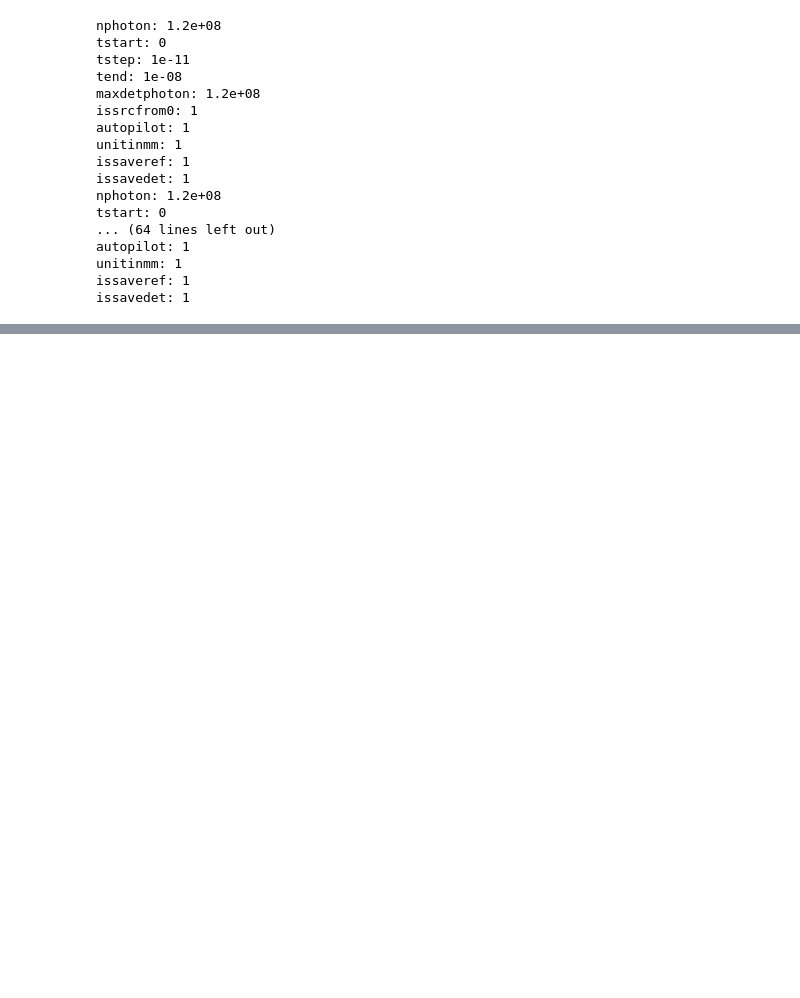
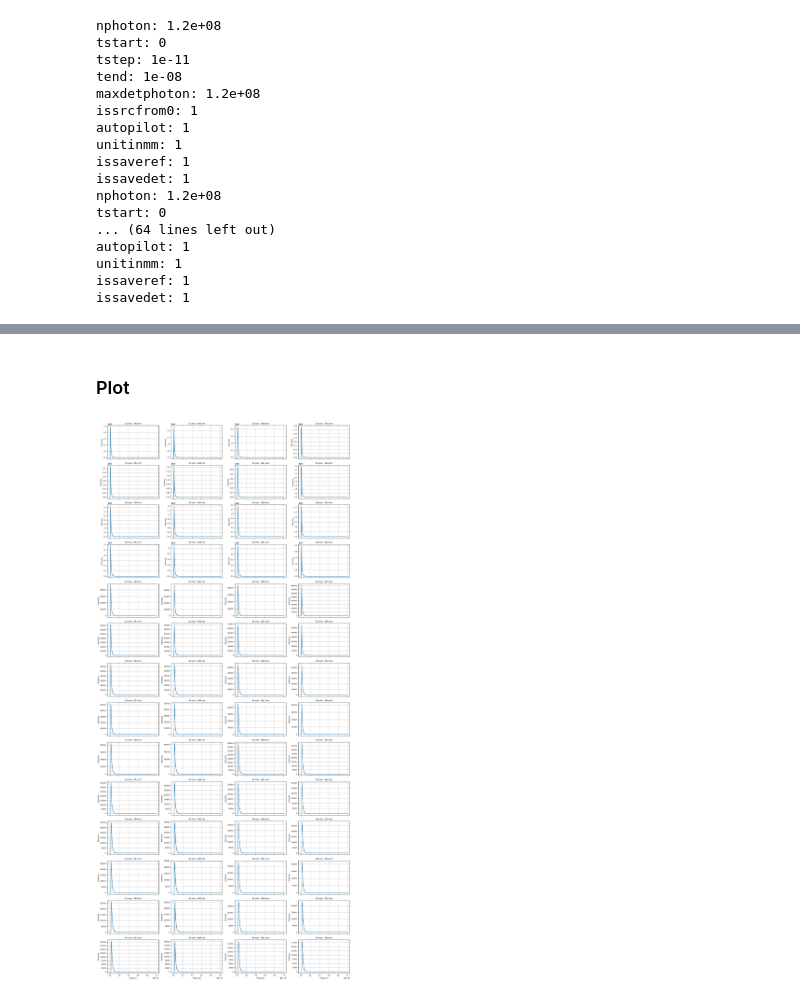
Before and after one commit to HaiyangTa/MCX_bbnirs_simulation_2layer, a Jupyter notebook: simulations/2layer_simlulation/FD_2layer_s2_package_test.ipynb, the cells around one changed output, grey strips where cells are left out. Saved outputs shown, nothing was run; the diff lists cells and outputs as text; code cells hidden in the pictures; blank space fills up the shorter version.

```diff
--- a/simulations/2layer_simlulation/FD_2layer_s2_package_test.ipynb
+++ b/simulations/2layer_simlulation/FD_2layer_s2_package_test.ipynb
@@ -181,0 +107,48 @@ plot_8x4_traces(dictt, lambdas_default)
+# %% [markdown]
+### Plot
+# %%
+import matplotlib.pyplot as plt
+import numpy as np
+import math
+
+lambdas_default = [784, 800, 818, 835, 851, 868, 881, 894]
+
+def plot_all_distance_wavelengths(distance_data, tend):
+    devf = len(next(iter(distance_data.values()))[0])
+    t = np.linspace(0, tend, devf)
+
+    num_distances = len(distance_data)
+    num_wavelengths = len(lambdas_default)
+    total_plots = num_distances * num_wavelengths
+
+    cols = 4
+    rows = math.ceil(total_plots / cols)
+
+    fig, axs = plt.subplots(rows, cols, figsize=(4 * cols, 2.5 * rows), sharex=True)
+    axs = axs.flatten()
+
+    plot_idx = 0
+    for dist, wavelength_signals in distance_data.items():
+        for i, signal in enumerate(wavelength_signals):
+            ax = axs[plot_idx]
+            ax.plot(t, signal)
+            ax.set_title(f'{dist} mm - {lambdas_default[i]} nm', fontsize=9)
+            ax.set_ylabel('Intensity', fontsize=8)
+            ax.tick_params(labelsize=7)
+            ax.grid(True)
+            plot_idx += 1
+
+    # Remove any unused subplots
+    for j in range(plot_idx, len(axs)):
+        fig.delaxes(axs[j])
+
+    # Set x-axis label on the last row
+    for ax in axs[-cols:]:
+        ax.set_xlabel('Time (s)', fontsize=9)
+
+    plt.tight_layout()
+    plt.show()
+# %%
+plot_all_distance_wavelengths(distance_data, tend=1e-8)
+# %% [output]
+[figure, added]
```
Also changed, not shown: parts of 9 cells of this notebook.
